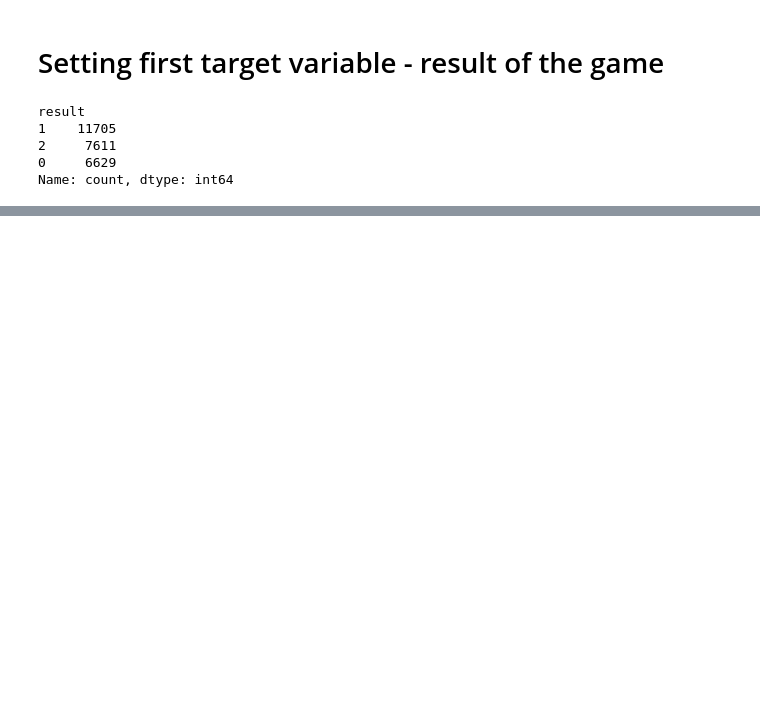
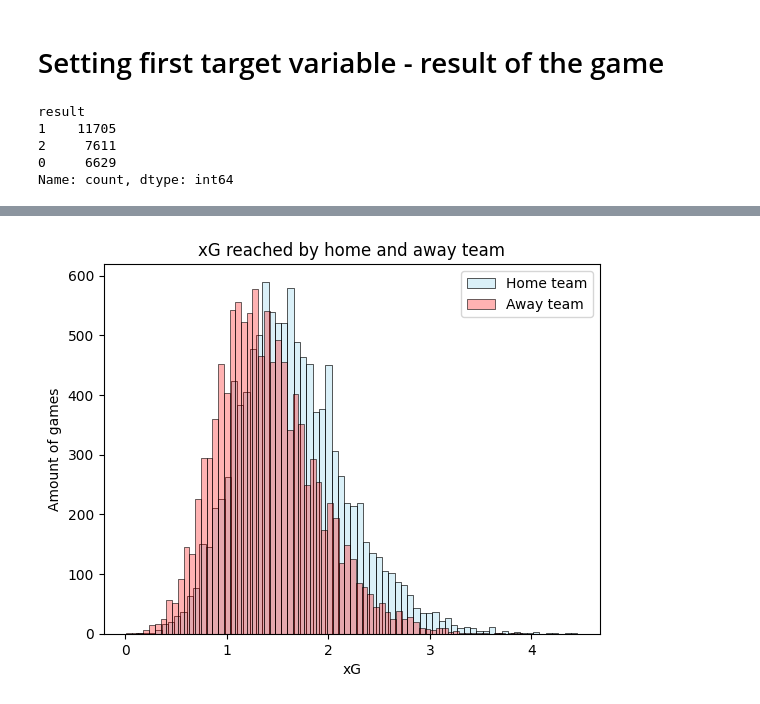
Before and after one commit to lukaszlewickii/football_games_predictor, a Jupyter notebook: eda.ipynb, the cells around one changed output, grey strips where cells are left out. Drawn from its saved outputs; the diff is of its cells as text; code cells hidden in the pictures; blank space fills up the shorter version.

```diff
--- a/eda.ipynb
+++ b/eda.ipynb
@@ -78,0 +138,10 @@ Name: count, dtype: int64
+# %%
+sns.histplot(data[data['team_a_xg'] != 0]['team_a_xg'], color='skyblue', alpha=.3)
+sns.histplot(data[data['team_b_xg'] != 0]['team_b_xg'], color='red', alpha=.3)
+plt.xlabel('xG')
+plt.ylabel('Amount of games')
+plt.legend(['Home team', 'Away team'])
+plt.title('xG reached by home and away team')
+plt.show()
+# %% [output]
+[figure, added]
```
Also changed, not shown: parts of 19 cells of this notebook, 1 other file.
